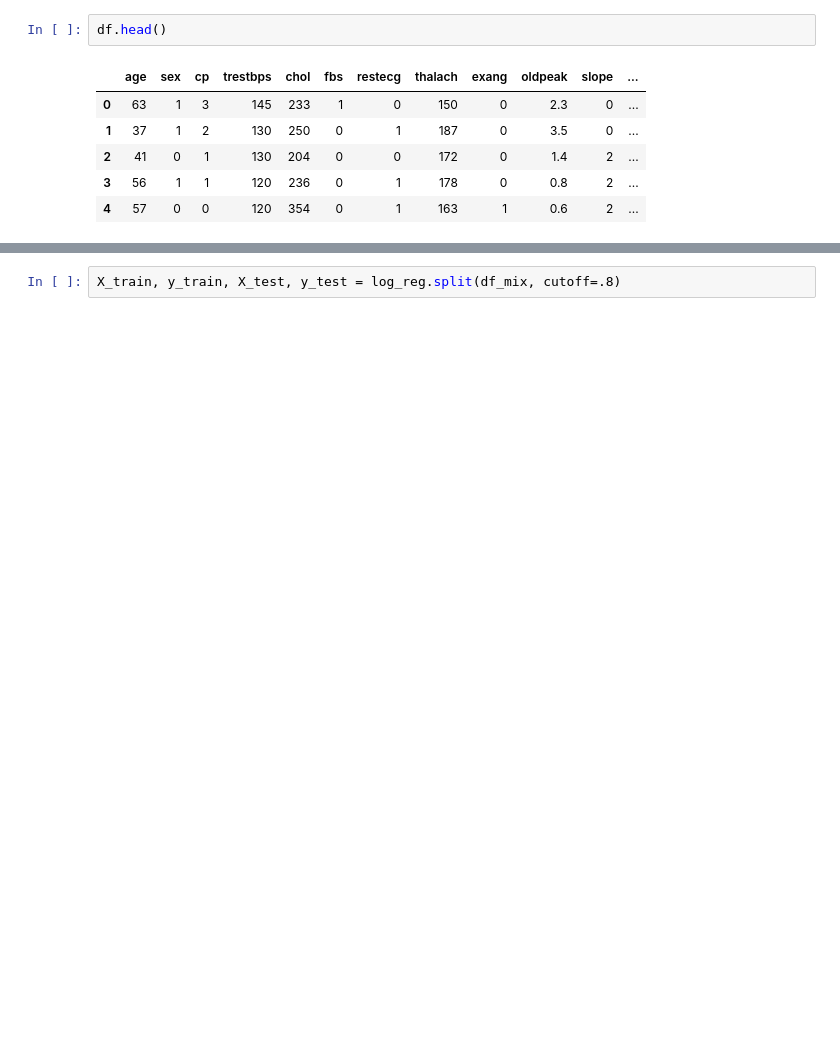
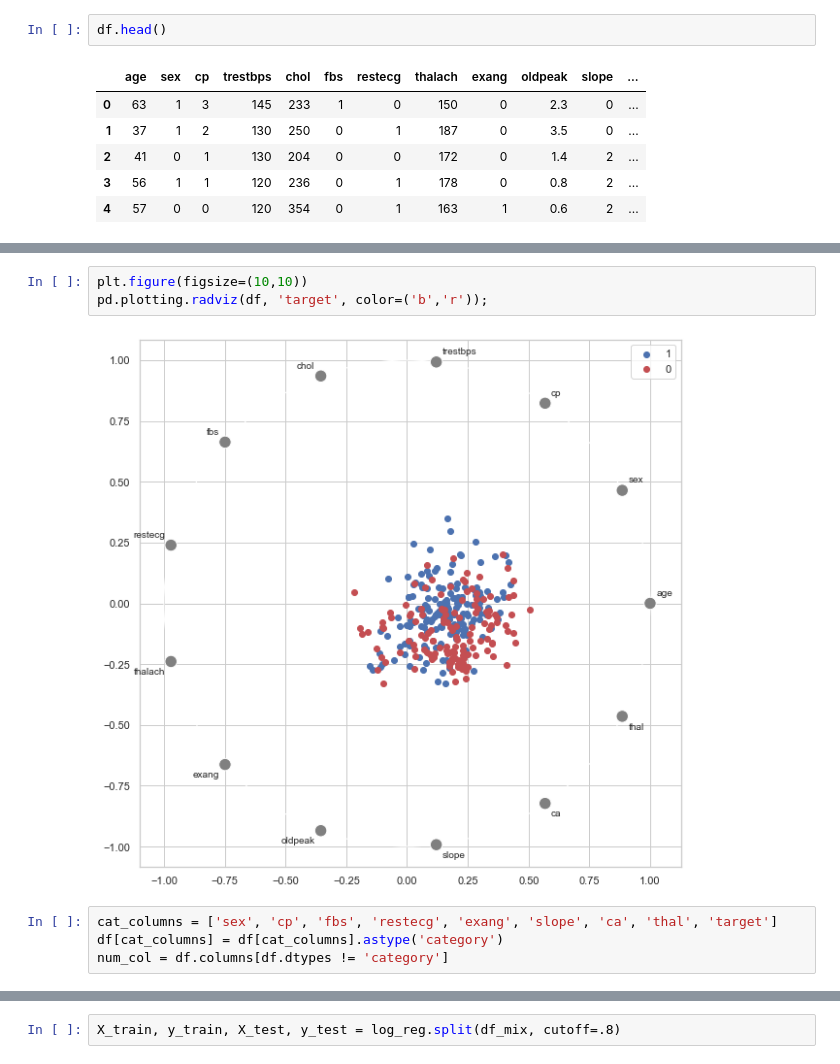
Before and after one commit to wincenzo/regressor, a Jupyter notebook: Regression_Class.ipynb, the cells around one changed output, grey strips where cells are left out. Drawn from its saved outputs; the diff is of its cells as text; blank space fills up the shorter version.

```diff
--- a/Regression_Class.ipynb
+++ b/Regression_Class.ipynb
@@ -144,0 +50,9 @@ log_reg = Reg.Regressor(target='target_1', l_rate=.3, reg_rate=1, beta=1)
+# %%
+plt.figure(figsize=(10,10))
+pd.plotting.radviz(df, 'target', color=('b','r'));
+# %% [output]
+[figure, added]
+# %%
+cat_columns = ['sex', 'cp', 'fbs', 'restecg', 'exang', 'slope', 'ca', 'thal', 'target']
+df[cat_columns] = df[cat_columns].astype('category')
+num_col = df.columns[df.dtypes != 'category']
```
Also changed, not shown: parts of 44 cells of this notebook, 2 other files.
